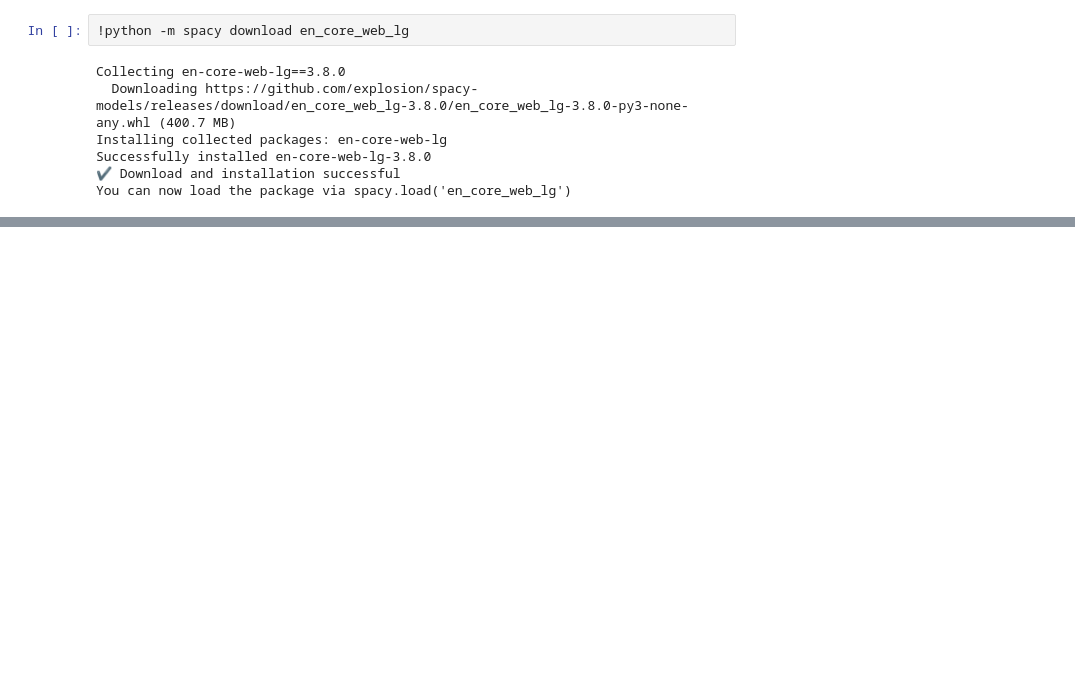
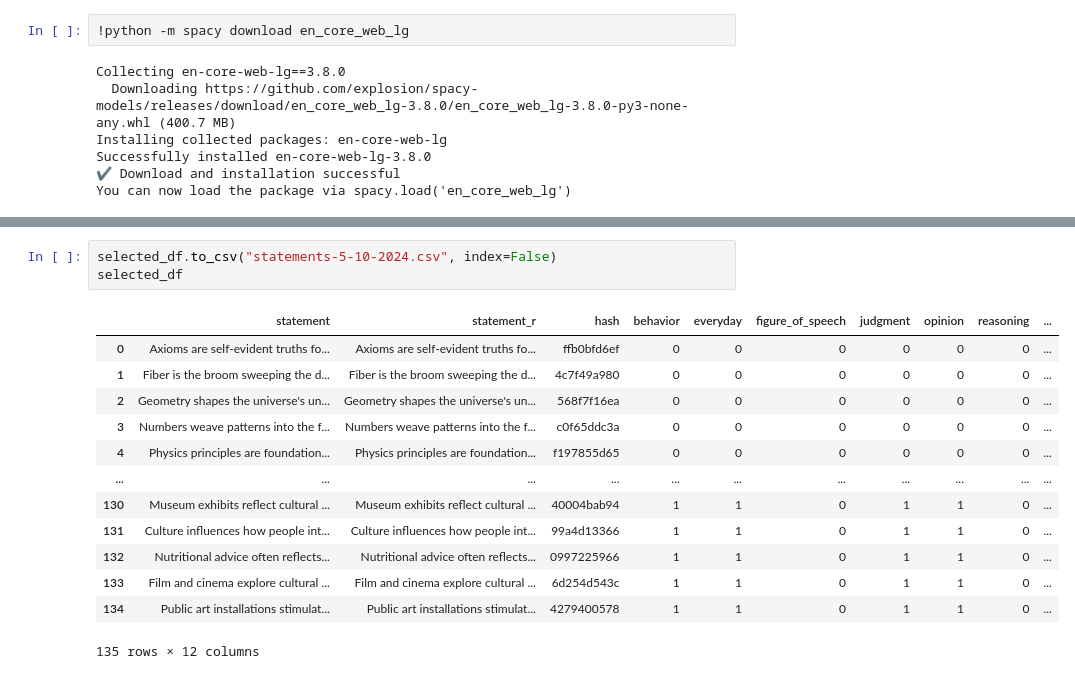
Before and after one commit to Watts-Lab/commonsense-statements, a Jupyter notebook: statement-generation.ipynb, the cells around one changed output, grey strips where cells are left out. Saved outputs shown, nothing was run; the diff lists cells and outputs as text; blank space fills up the shorter version.

```diff
--- a/statement-generation.ipynb
+++ b/statement-generation.ipynb
@@ -1090,0 +1331,17 @@ reasoning = False
+# %%
+selected_df.to_csv("statements-5-10-2024.csv", index=False)
+selected_df
+# %% [output]
+|  | statement | statement_r | hash | behavior | everyday | figure_of_speech | judgment | opinion | reasoning | ... |
+| 0 | Axioms are self-evident truths fo... | Axioms are self-evident truths fo... | ffb0bfd6ef | 0 | 0 | 0 | 0 | 0 | 0 | ... |
+| 1 | Fiber is the broom sweeping the d... | Fiber is the broom sweeping the d... | 4c7f49a980 | 0 | 0 | 0 | 0 | 0 | 0 | ... |
+| 2 | Geometry shapes the universe's un... | Geometry shapes the universe's un... | 568f7f16ea | 0 | 0 | 0 | 0 | 0 | 0 | ... |
+| 3 | Numbers weave patterns into the f... | Numbers weave patterns into the f... | c0f65ddc3a | 0 | 0 | 0 | 0 | 0 | 0 | ... |
+| 4 | Physics principles are foundation... | Physics principles are foundation... | f197855d65 | 0 | 0 | 0 | 0 | 0 | 0 | ... |
+| ... | ... | ... | ... | ... | ... | ... | ... | ... | ... | ... |
+| 130 | Museum exhibits reflect cultural ... | Museum exhibits reflect cultural ... | 40004bab94 | 1 | 1 | 0 | 1 | 1 | 0 | ... |
+| 131 | Culture influences how people int... | Culture influences how people int... | 99a4d13366 | 1 | 1 | 0 | 1 | 1 | 0 | ... |
+| 132 | Nutritional advice often reflects... | Nutritional advice often reflects... | 0997225966 | 1 | 1 | 0 | 1 | 1 | 0 | ... |
+| 133 | Film and cinema explore cultural ... | Film and cinema explore cultural ... | 6d254d543c | 1 | 1 | 0 | 1 | 1 | 0 | ... |
+| 134 | Public art installations stimulat... | Public art installations stimulat... | 4279400578 | 1 | 1 | 0 | 1 | 1 | 0 | ... |
+135 rows × 12 columns
```
Also changed, not shown: parts of 43 cells of this notebook, 30 other files.
